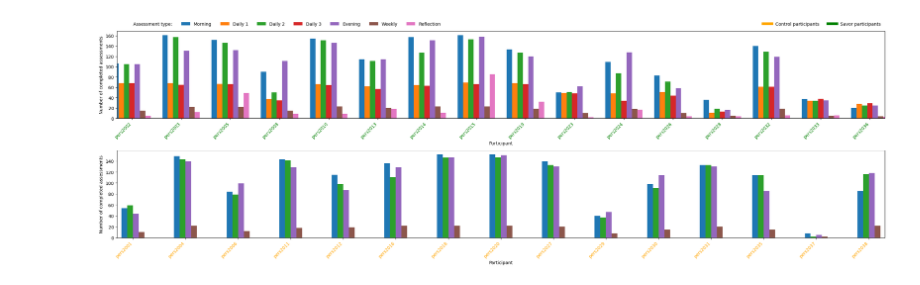
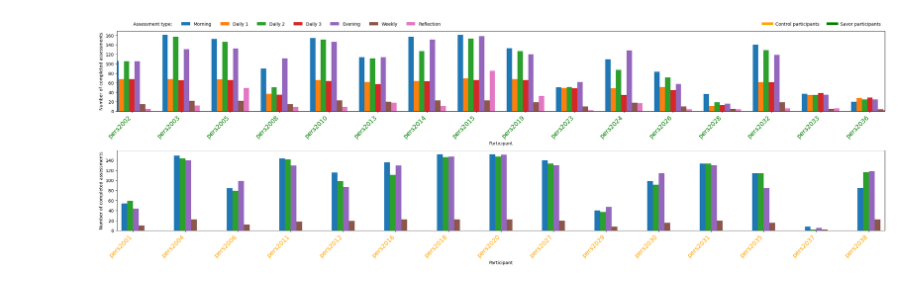
Before and after one commit to nedamhs/SoLo_analysis, a Jupyter notebook: technical_validation/data_coverage.ipynb, the cells around one changed output. Drawn from its saved outputs; the diff is of its cells as text; code cells hidden in the pictures.

```diff
--- a/technical_validation/data_coverage.ipynb
+++ b/technical_validation/data_coverage.ipynb
@@ -200,35 +63,37 @@ ax.set_xlabel("Participant")
 ax.set_ylabel("Number of completed assessments")
 ax.set_xticks(x)
 ax.set_xticklabels(savor_counts.index, rotation=45, ha="right")
+ax.tick_params(axis="x", labelsize=14)
 
 for tick in ax.get_xticklabels():
     tick.set_color("green")
 
 legend1 = ax.legend(handles=[Patch(facecolor="none", edgecolor="none", label="Assessment type:")] + [Patch(facecolor=assessment_colors[a], label=a) for a in savor_types], frameon=False, loc="lower left", bbox_to_anchor=(0, 1.01), ncol=8)
 ax.legend(handles=[Line2D([0], [0], color="orange", lw=6, label="Control participants"), Line2D([0], [0], color="green", lw=6, label="Savor participants")], frameon=False, loc="lower right", bbox_to_anchor=(1, 1.01), ncol=2)
 ax.add_artist(legend1)
 
 ax = axes[1]
 control_counts = counts.loc[control]
 x = np.arange(len(control_counts)) * 1.15
 width = 0.125
 
 for j, participant in enumerate(control_counts.index):
     offsets = (np.arange(len(control_types)) - (len(control_types) - 1) / 2) * width
     for offset, assessment in zip(offsets, control_types):
         ax.bar(x[j] + offset, control_counts.loc[participant, assessment], width, color=assessment_colors[assessment])
 
 ax.set_xlim(x[0] - 0.35, x[-1] + 0.35)
 ax.set_xlabel("Participant")
 ax.set_ylabel("Number of completed assessments")
 ax.set_xticks(x)
 ax.set_xticklabels(control_counts.index, rotation=45, ha="right")
+ax.tick_params(axis="x", labelsize=14)
 
 for tick in ax.get_xticklabels():
     tick.set_color("orange")
 
 plt.tight_layout()
 plt.savefig("assessment_counts.png", dpi=300, bbox_inches="tight")
 plt.show()
 # %% [output]
-[figure, old version]
+[figure, new version]
```
Also changed, not shown: parts of 2 cells of this notebook, 1 other file.
